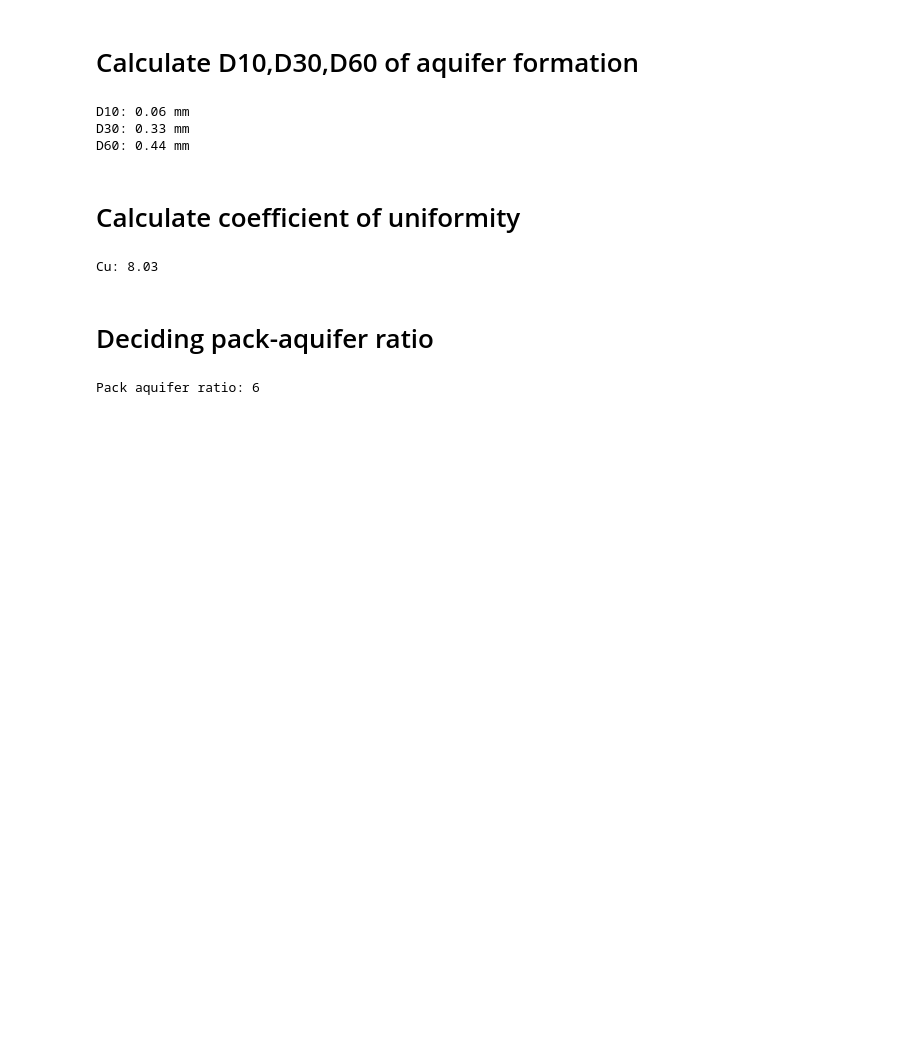
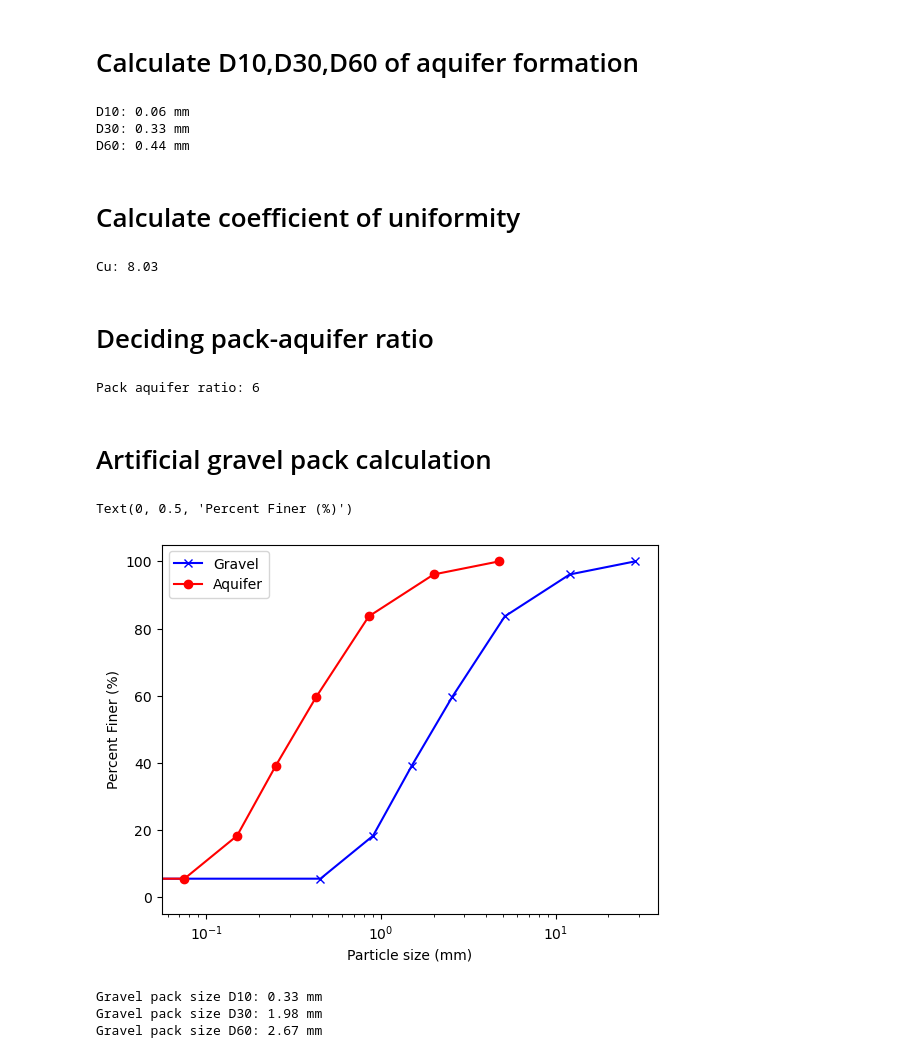
Before and after one commit to mirajus-salehin/well_design, a Jupyter notebook: main.ipynb, the cells around one changed output. Drawn from its saved outputs; the diff is of its cells as text; code cells hidden in the pictures; blank space fills up the shorter version.

Commit message:
added gravel calculaton

```diff
--- a/main.ipynb
+++ b/main.ipynb
@@ -103,3 +103,23 @@ elif cu > 2:
 print(f'Pack aquifer ratio: {par}')
 # %% [output]
 Pack aquifer ratio: 6
+# %% [markdown]
+# Artificial gravel pack calculation
+# %%
+plt.plot(df.opening*par, df.p_finer, color = 'blue', marker = 'x')
+plt.plot(df.opening, df.p_finer, color = 'red', marker = 'o')
+plt.xscale('log')
+plt.legend(['Gravel', 'Aquifer'])
+plt.xlabel('Particle size (mm)')
+plt.ylabel('Percent Finer (%)')
+# %% [output]
+Text(0, 0.5, 'Percent Finer (%)')
+[figure, added]
+# %%
+print(f'Gravel pack size D10: {l_interp(10) * par:.2f} mm')
+print(f'Gravel pack size D30: {l_interp(30) * par:.2f} mm')
+print(f'Gravel pack size D60: {l_interp(60) * par:.2f} mm')
+# %% [output]
+Gravel pack size D10: 0.33 mm
+Gravel pack size D30: 1.98 mm
+Gravel pack size D60: 2.67 mm
```
Also changed, not shown: parts of 2 cells of this notebook.
